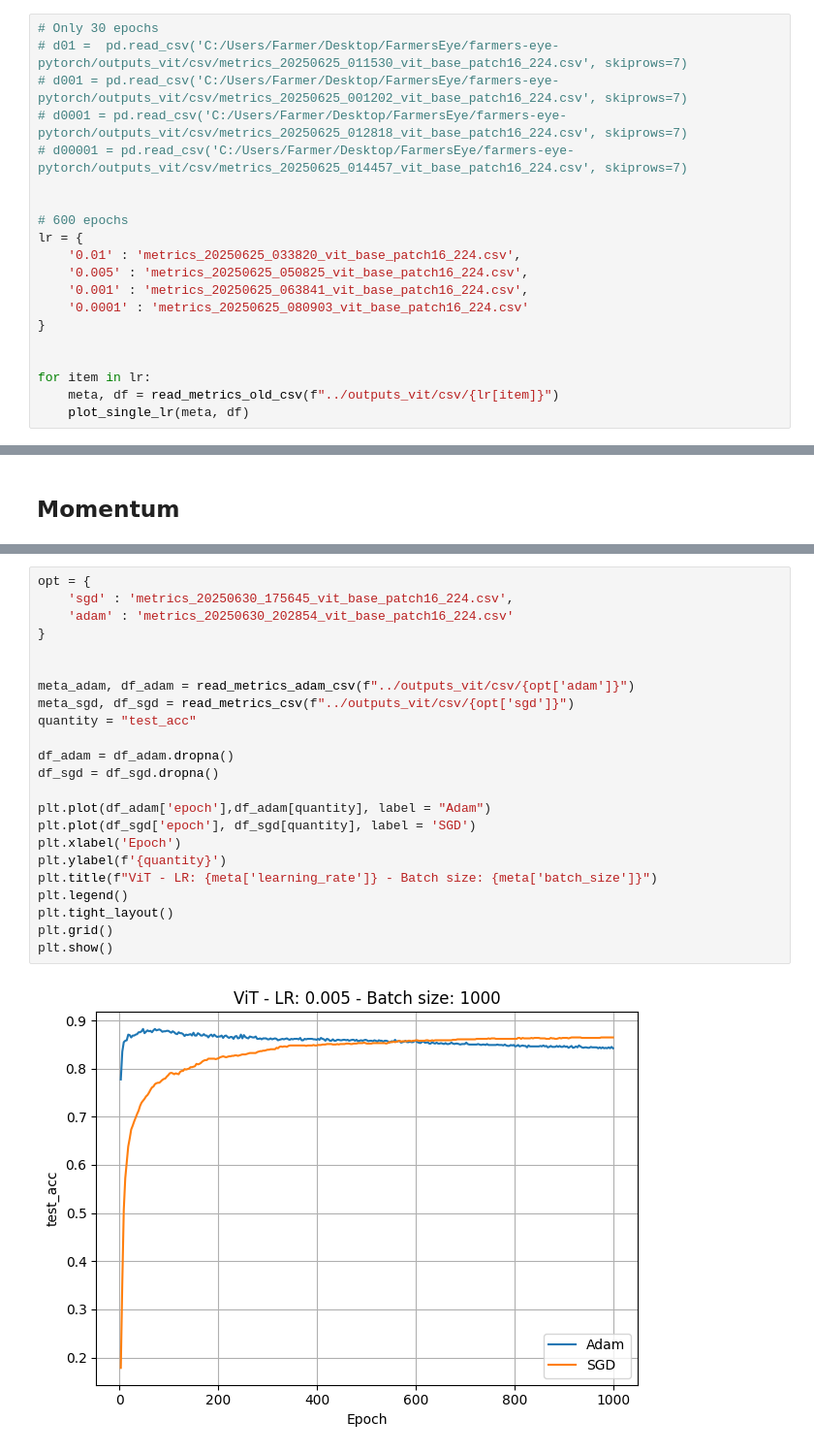
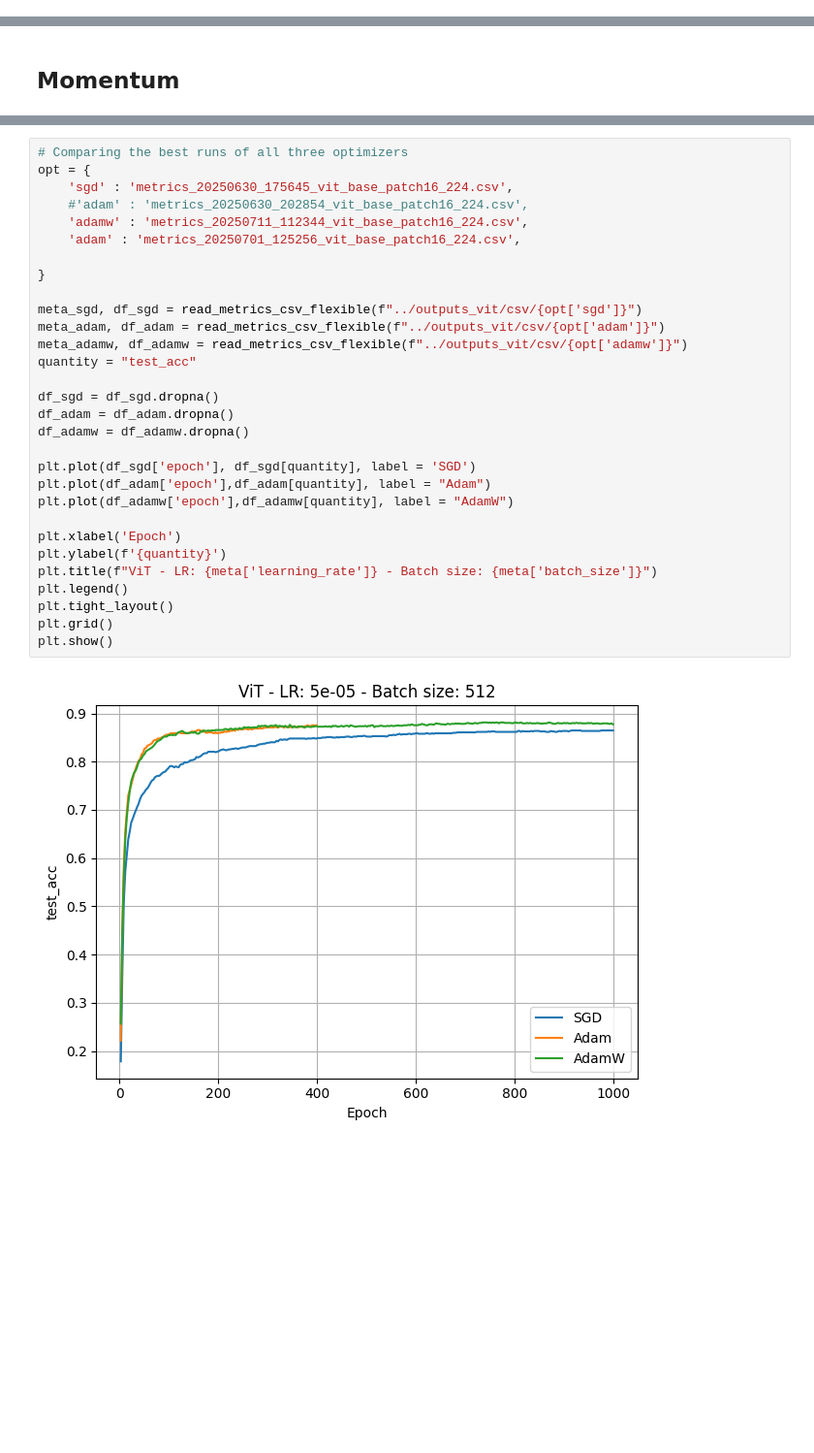
Before and after one commit to catyperry/farmers-eye-pytorch, a Jupyter notebook: plots/plotting.ipynb, the cells around one changed output, grey strips where cells are left out. Shown at 97% size. Saved outputs shown, nothing was run; the diff lists cells and outputs as text; blank space fills up the shorter version.

```diff
--- a/plots/plotting.ipynb
+++ b/plots/plotting.ipynb
@@ -247,20 +7,0 @@ def plot_comp_batch(quantity, batch):
-# %%
-# Only 30 epochs
-# d01 =  pd.read_csv('C:/Users/Farmer/Desktop/FarmersEye/farmers-eye-pytorch/outputs_vit/csv/metrics_20250625_011530_vit_base_patch16_224.csv', skiprows=7)
-# d001 = pd.read_csv('C:/Users/Farmer/Desktop/FarmersEye/farmers-eye-pytorch/outputs_vit/csv/metrics_20250625_001202_vit_base_patch16_224.csv', skiprows=7)
-# d0001 = pd.read_csv('C:/Users/Farmer/Desktop/FarmersEye/farmers-eye-pytorch/outputs_vit/csv/metrics_20250625_012818_vit_base_patch16_224.csv', skiprows=7)
-# d00001 = pd.read_csv('C:/Users/Farmer/Desktop/FarmersEye/farmers-eye-pytorch/outputs_vit/csv/metrics_20250625_014457_vit_base_patch16_224.csv', skiprows=7)
-
-
-# 600 epochs
-lr = {
-    '0.01' : 'metrics_20250625_033820_vit_base_patch16_224.csv',
-    '0.005' : 'metrics_20250625_050825_vit_base_patch16_224.csv',
-    '0.001' : 'metrics_20250625_063841_vit_base_patch16_224.csv',
-    '0.0001' : 'metrics_20250625_080903_vit_base_patch16_224.csv'
-}
-
-
-for item in lr:
-    meta, df = read_metrics_old_csv(f"../outputs_vit/csv/{lr[item]}")
-    plot_single_lr(meta, df)
@@ -305,25 +407,32 @@ plot_comp_momentum('test_acc', momentum)
 # %%
+# Comparing the best runs of all three optimizers
 opt = {
     'sgd' : 'metrics_20250630_175645_vit_base_patch16_224.csv',
-    'adam' : 'metrics_20250630_202854_vit_base_patch16_224.csv'
+    #'adam' : 'metrics_20250630_202854_vit_base_patch16_224.csv',
+    'adamw' : 'metrics_20250711_112344_vit_base_patch16_224.csv',
+    'adam' : 'metrics_20250701_125256_vit_base_patch16_224.csv',
+
 }
 
-
-meta_adam, df_adam = read_metrics_adam_csv(f"../outputs_vit/csv/{opt['adam']}")
-meta_sgd, df_sgd = read_metrics_csv(f"../outputs_vit/csv/{opt['sgd']}")
+meta_sgd, df_sgd = read_metrics_csv_flexible(f"../outputs_vit/csv/{opt['sgd']}")
+meta_adam, df_adam = read_metrics_csv_flexible(f"../outputs_vit/csv/{opt['adam']}")
+meta_adamw, df_adamw = read_metrics_csv_flexible(f"../outputs_vit/csv/{opt['adamw']}")
 quantity = "test_acc"
 
+df_sgd = df_sgd.dropna()
 df_adam = df_adam.dropna()
-df_sgd = df_sgd.dropna()
+df_adamw = df_adamw.dropna()
 
+plt.plot(df_sgd['epoch'], df_sgd[quantity], label = 'SGD')
 plt.plot(df_adam['epoch'],df_adam[quantity], label = "Adam")
-plt.plot(df_sgd['epoch'], df_sgd[quantity], label = 'SGD')
+plt.plot(df_adamw['epoch'],df_adamw[quantity], label = "AdamW")
+
 plt.xlabel('Epoch')
 plt.ylabel(f'{quantity}')
 plt.title(f"ViT - LR: {meta['learning_rate']} - Batch size: {meta['batch_size']}")
 plt.legend()
 plt.tight_layout()
 plt.grid()
 plt.show()
 # %% [output]
-[figure, old version]
+[figure, new version]
```
Also changed, not shown: parts of 49 cells of this notebook, 32 other files.
